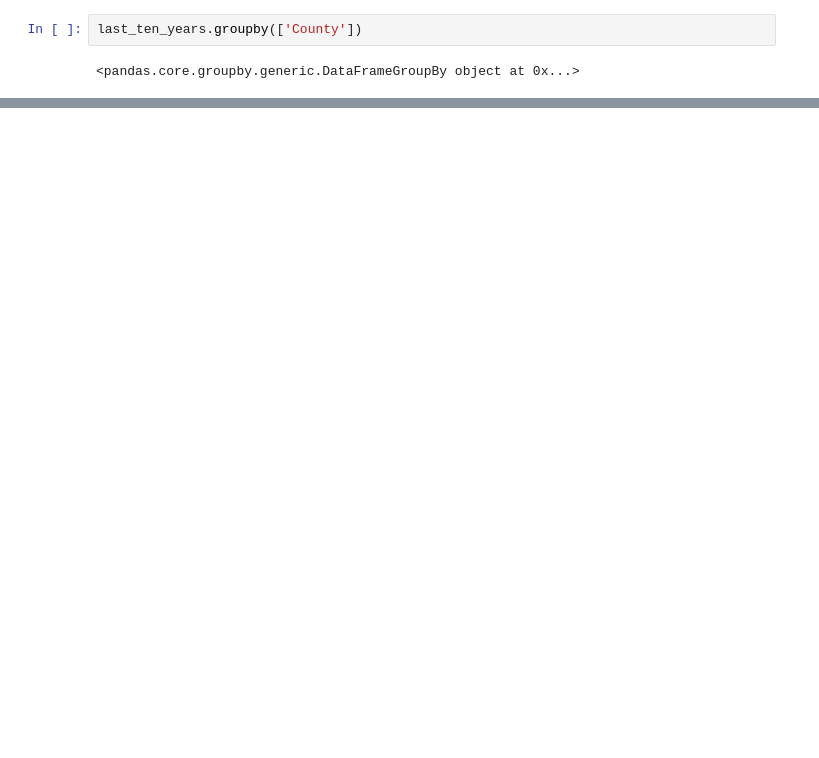
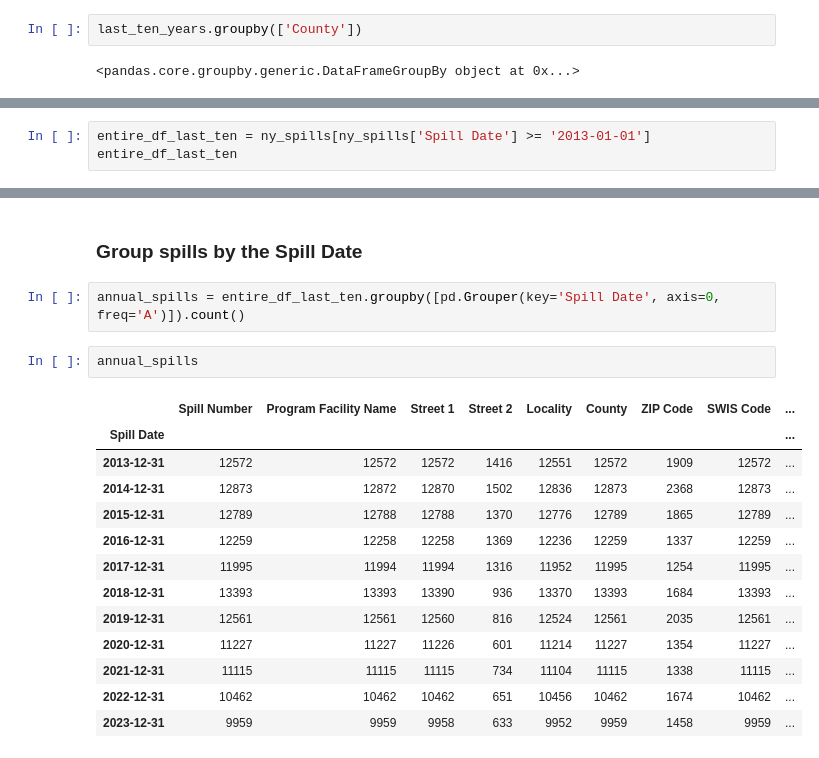
Before and after one commit to jere-o-rhodes/advanced_coding_final_pro, a Jupyter notebook: final.ipynb, the cells around one changed output, grey strips where cells are left out. Cells and saved outputs as stored; diff of their text form; blank space fills up the shorter version.

```diff
--- a/final.ipynb
+++ b/final.ipynb
@@ -330,0 +413,3 @@ nyc_by_borough
+# %%
+entire_df_last_ten = ny_spills[ny_spills['Spill Date'] >= '2013-01-01']
+entire_df_last_ten
@@ -330,0 +449,20 @@ nyc_by_borough
+# %% [markdown]
+### Group spills by the Spill Date
+# %%
+annual_spills = entire_df_last_ten.groupby([pd.Grouper(key='Spill Date', axis=0, freq='A')]).count()
+# %%
+annual_spills
+# %% [output]
+|  | Spill Number | Program Facility Name | Street 1 | Street 2 | Locality | County | ZIP Code | SWIS Code | ... |
+| Spill Date |  |  |  |  |  |  |  |  | ... |
+| 2013-12-31 | 12572 | 12572 | 12572 | 1416 | 12551 | 12572 | 1909 | 12572 | ... |
+| 2014-12-31 | 12873 | 12872 | 12870 | 1502 | 12836 | 12873 | 2368 | 12873 | ... |
+| 2015-12-31 | 12789 | 12788 | 12788 | 1370 | 12776 | 12789 | 1865 | 12789 | ... |
+| 2016-12-31 | 12259 | 12258 | 12258 | 1369 | 12236 | 12259 | 1337 | 12259 | ... |
+| 2017-12-31 | 11995 | 11994 | 11994 | 1316 | 11952 | 11995 | 1254 | 11995 | ... |
+| 2018-12-31 | 13393 | 13393 | 13390 | 936 | 13370 | 13393 | 1684 | 13393 | ... |
+| 2019-12-31 | 12561 | 12561 | 12560 | 816 | 12524 | 12561 | 2035 | 12561 | ... |
+| 2020-12-31 | 11227 | 11227 | 11226 | 601 | 11214 | 11227 | 1354 | 11227 | ... |
+| 2021-12-31 | 11115 | 11115 | 11115 | 734 | 11104 | 11115 | 1338 | 11115 | ... |
+| 2022-12-31 | 10462 | 10462 | 10462 | 651 | 10456 | 10462 | 1674 | 10462 | ... |
+| 2023-12-31 | 9959 | 9959 | 9958 | 633 | 9952 | 9959 | 1458 | 9959 | ... |
```
Also changed, not shown: parts of 51 cells of this notebook, 4 other files.
